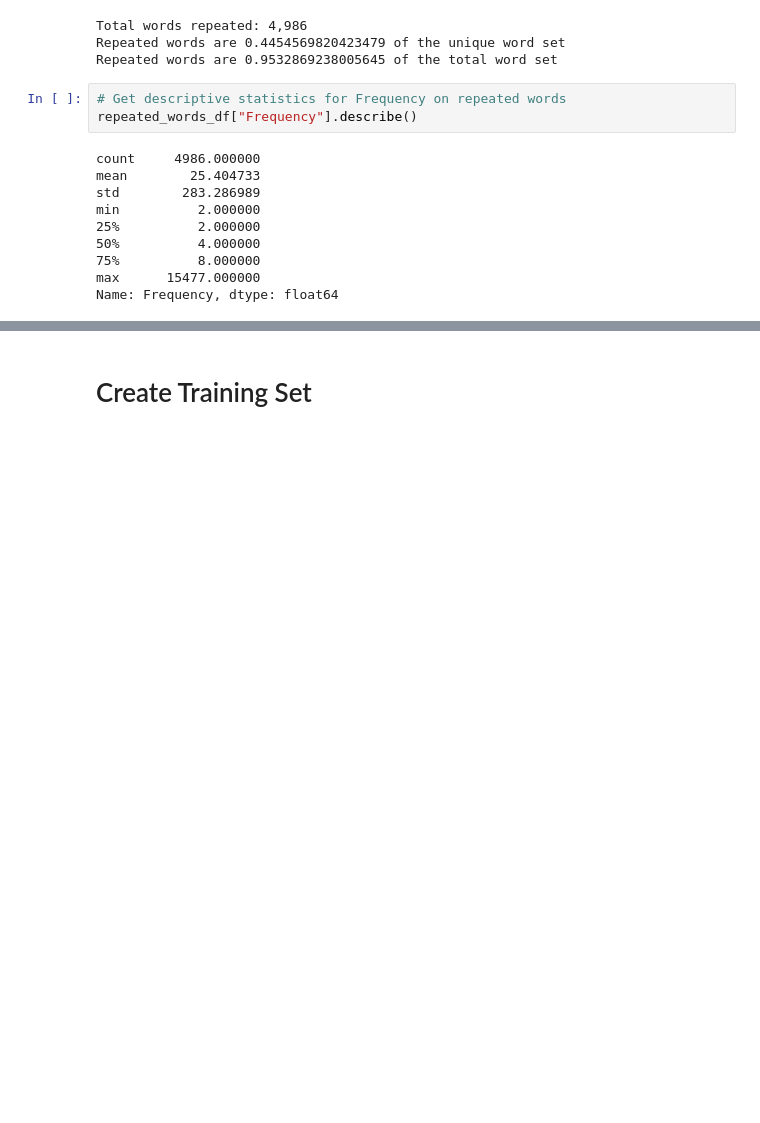
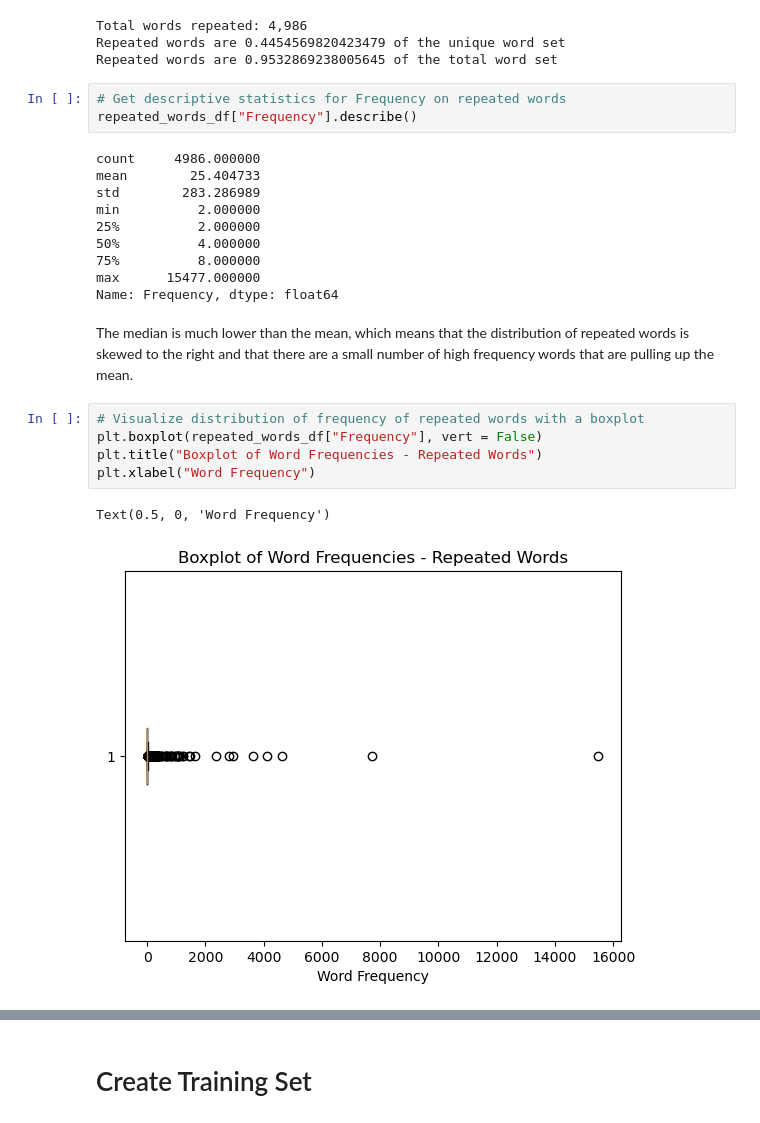
Before and after one commit to schyuler/Spelling-Orthography-Update, a Jupyter notebook: Spelling Orthography Update.ipynb, the cells around one changed output, grey strips where cells are left out. Cells and saved outputs as stored; diff of their text form; blank space fills up the shorter version.

```diff
--- a/Spelling Orthography Update.ipynb
+++ b/Spelling Orthography Update.ipynb
@@ -218,3 +269,13 @@ min          2.000000
 75%          8.000000
 max      15477.000000
 Name: Frequency, dtype: float64
+# %% [markdown]
+The median is much lower than the mean, which means that the distribution of repeated words is skewed to the right and that there are a small number of high frequency words that are pulling up the mean.
+# %%
+# Visualize distribution of frequency of repeated words with a boxplot
+plt.boxplot(repeated_words_df["Frequency"], vert = False)
+plt.title("Boxplot of Word Frequencies - Repeated Words")
+plt.xlabel("Word Frequency")
+# %% [output]
+Text(0.5, 0, 'Word Frequency')
+[figure, added]
```
Also changed, not shown: parts of 35 cells of this notebook.
